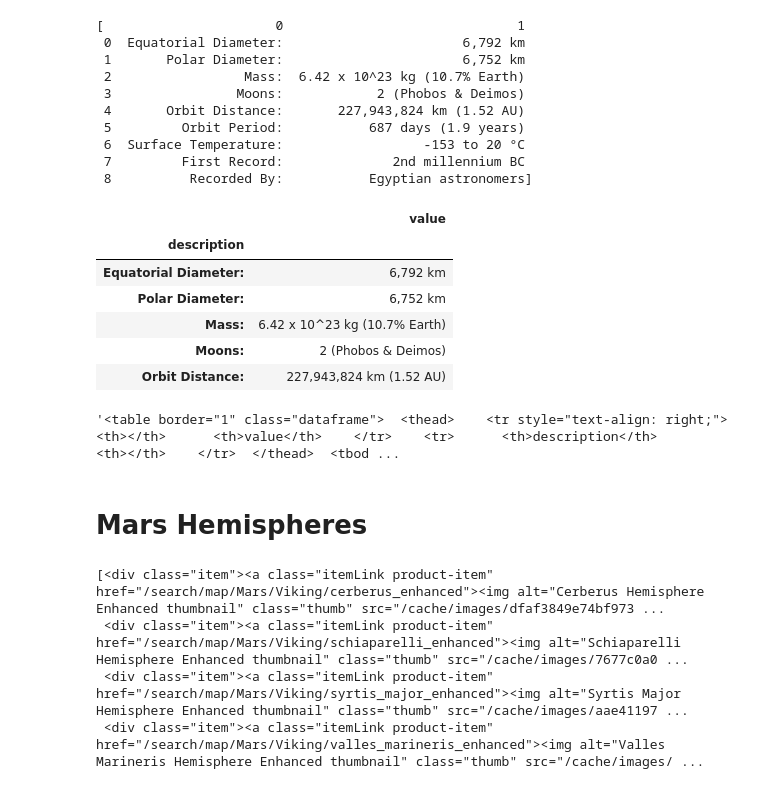
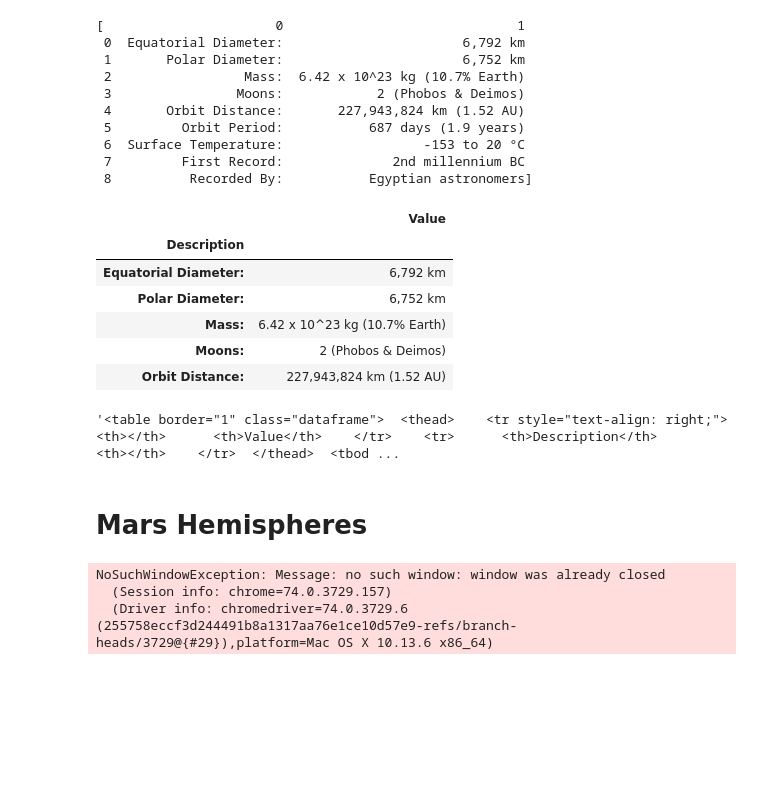
Before and after one commit to smurphier/HomeworkBC, a Jupyter notebook: 12Scrape/mission_to_mars.ipynb, the cells around one changed output. Cells and saved outputs as stored; diff of their text form; code cells hidden in the pictures; blank space fills up the shorter version.

```diff
--- a/12Scrape/mission_to_mars.ipynb
+++ b/12Scrape/mission_to_mars.ipynb
@@ -131,7 +134,7 @@ import pandas as pd
 # %%
 # Open the NASA facts page on mars, retrieve the table of vital statistics.
 url = 'https://space-facts.com/mars/'
-tables = pd.read_html(url)
+tables = pd.read_html(url, )
 tables
 # %% [output]
 [                      0                              1
@@ -146,23 +149,24 @@ tables
  8          Recorded By:           Egyptian astronomers]
 # %%
 # Convert that table to a dataframe and clean it up.
-Mars_df = tables[0]
-Mars_df.columns = ['description', 'value']
-Mars_df.set_index('description', inplace=True)
-Mars_df.head()
+marsStats_df = tables[0]
+marsStats_df.columns = ['Description', 'Value']
+marsStats_df.set_index('Description', inplace = True)
+marsStats_df.head()
 # %% [output]
-|  | value |
-| description |  |
+|  | Value |
+| Description |  |
 | Equatorial Diameter: | 6,792 km |
 | Polar Diameter: | 6,752 km |
 | Mass: | 6.42 x 10^23 kg (10.7% Earth) |
 | Moons: | 2 (Phobos & Deimos) |
 | Orbit Distance: | 227,943,824 km (1.52 AU) |
 # %%
+marsStats_df.to_html("mars_facts.html")
 # Write this table(dataframe) to an HTML string. Clean it up a bit.
-html_table = Mars_df.to_html().replace('\n', '')
-html_table
+stats_html = marsStats_df.to_html().replace('\n', '')
+stats_html
 # %% [output]
-'<table border="1" class="dataframe">  <thead>    <tr style="text-align: right;">      <th></th>      <th>value</th>    </tr>    <tr>      <th>description</th>      <th></th>    </tr>  </thead>  <tbod ...
+'<table border="1" class="dataframe">  <thead>    <tr style="text-align: right;">      <th></th>      <th>Value</th>    </tr>    <tr>      <th>Description</th>      <th></th>    </tr>  </thead>  <tbod ...
 # %%
 # Write the string to an HTML file, then open that to verify.
@@ -179,14 +185,13 @@ browserHemi.visit(url)
 # %%
 # HTML object
-html = browserHemi.html
+html = browser.html
 # Parse HTML with Beautiful Soup
 soupHemi = BeautifulSoup(html, 'html.parser')
 # Retrieve all elements (in a glob) that contain hemisphere content/links
-hemis = soupHemi.find_all('div', class_='item')
+hemis_div = soupHemi.find_all('div', class_='item')
 # type(hemis)        # bs4.element.ResultSet
-hemis
+hemis_div
 # %% [output]
-[<div class="item"><a class="itemLink product-item" href="/search/map/Mars/Viking/cerberus_enhanced"><img alt="Cerberus Hemisphere Enhanced thumbnail" class="thumb" src="/cache/images/dfaf3849e74bf973 ...
- <div class="item"><a class="itemLink product-item" href="/search/map/Mars/Viking/schiaparelli_enhanced"><img alt="Schiaparelli Hemisphere Enhanced thumbnail" class="thumb" src="/cache/images/7677c0a0 ...
- <div class="item"><a class="itemLink product-item" href="/search/map/Mars/Viking/syrtis_major_enhanced"><img alt="Syrtis Major Hemisphere Enhanced thumbnail" class="thumb" src="/cache/images/aae41197 ...
- <div class="item"><a class="itemLink product-item" href="/search/map/Mars/Viking/valles_marineris_enhanced"><img alt="Valles Marineris Hemisphere Enhanced thumbnail" class="thumb" src="/cache/images/ ...
+NoSuchWindowException: Message: no such window: window was already closed
+  (Session info: chrome=74.0.3729.157)
+  (Driver info: chromedriver=74.0.3729.6 (255758eccf3d244491b8a1317aa76e1ce10d57e9-refs/branch-heads/3729@{#29}),platform=Mac OS X 10.13.6 x86_64)
```
Also changed, not shown: parts of 18 cells of this notebook, 20 other files.
